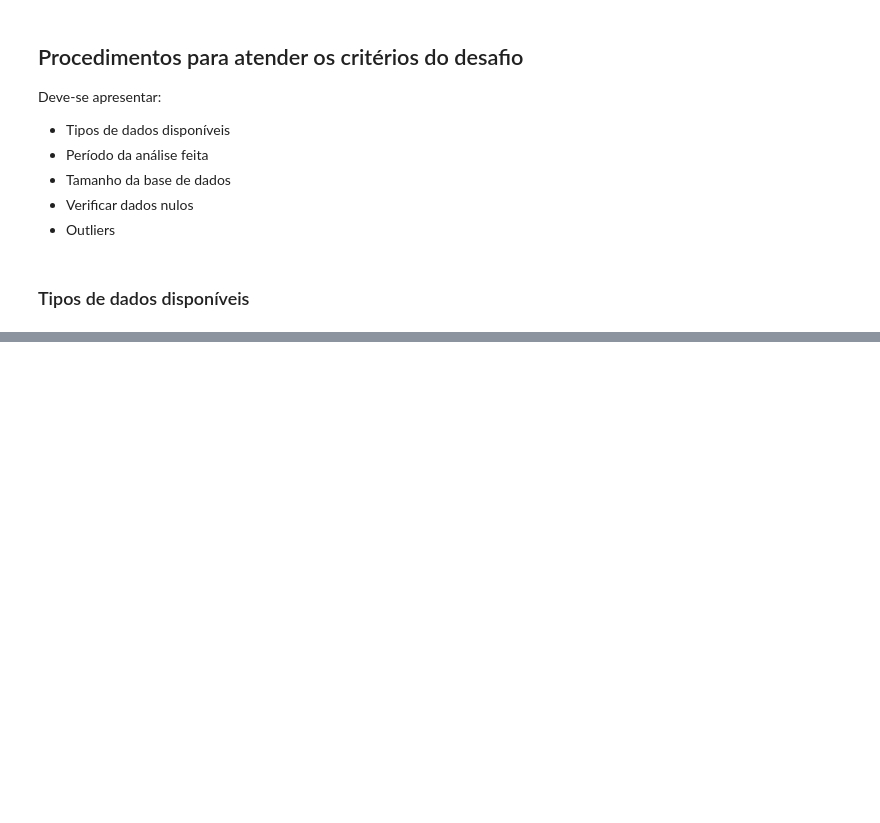
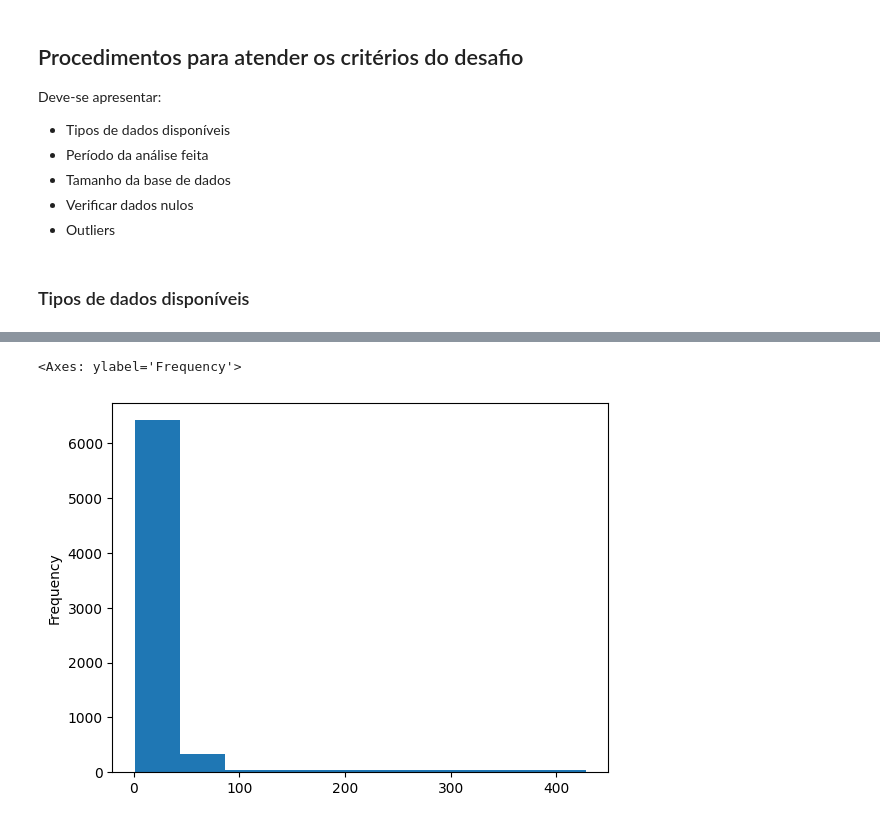
Before and after one commit to jakunzler/rocketseat-ia, a Jupyter notebook: analise_exploratoria/challenge/eda_challenge_solution.ipynb, the cells around one changed output, grey strips where cells are left out. Saved outputs shown, nothing was run; the diff lists cells and outputs as text; code cells hidden in the pictures; blank space fills up the shorter version.

```diff
--- a/analise_exploratoria/challenge/eda_challenge_solution.ipynb
+++ b/analise_exploratoria/challenge/eda_challenge_solution.ipynb
@@ -71,0 +160,5 @@ IndexError: only integers, slices (`:`), ellipsis (`...`), numpy.newaxis (`None`
+# %%
+df['Days In Top 10'].plot.hist()
+# %% [output]
+<Axes: ylabel='Frequency'>
+[figure, added]
```
Also changed, not shown: parts of 15 cells of this notebook, 7 other files.
